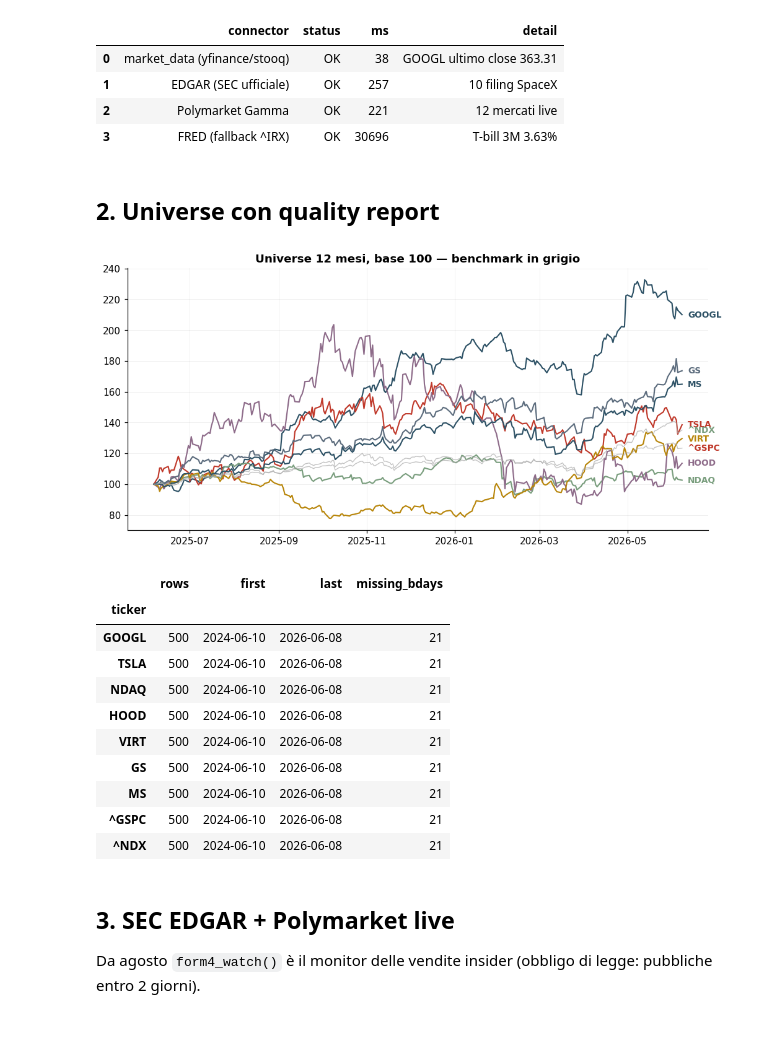
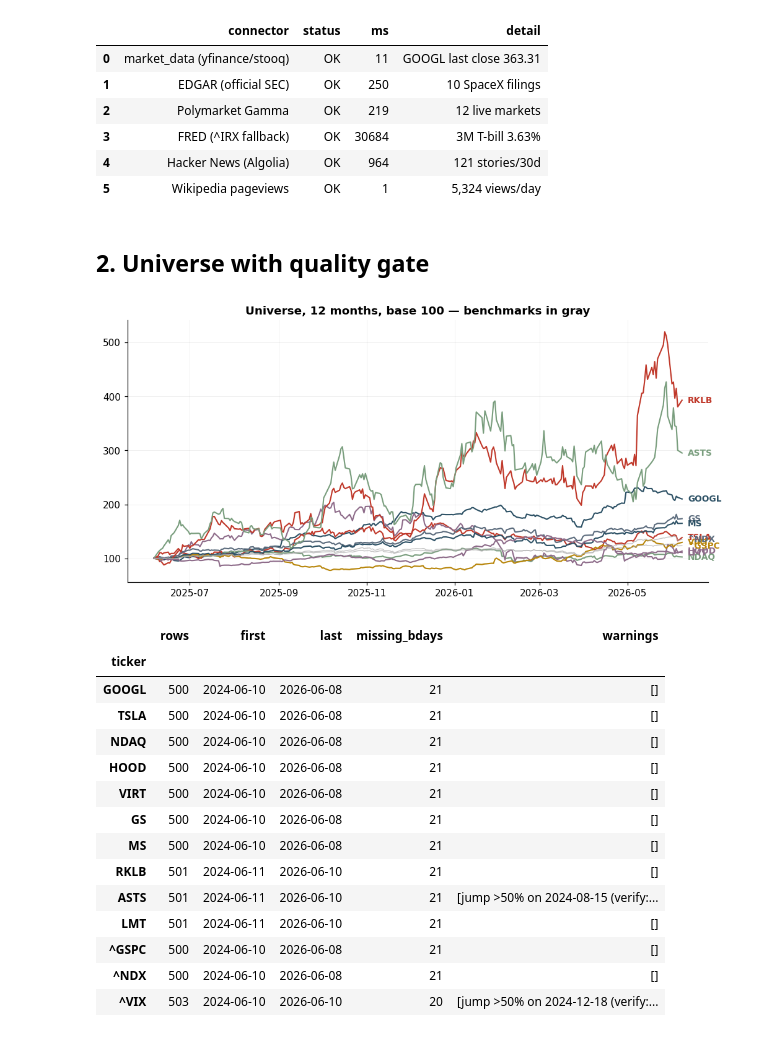
Before and after one commit to Mark2Mac/spcx-ipo-strategy-2026, a Jupyter notebook: notebooks/00_master_report.ipynb, the cells around one changed output. Cells and saved outputs as stored; diff of their text form; code cells hidden in the pictures.

Commit message:
Full English rewrite, capital-tier playbooks, signal-quality engineering, HN+Wikipedia connectors, local SpaceX logo

```diff
--- a/notebooks/00_master_report.ipynb
+++ b/notebooks/00_master_report.ipynb
@@ -44,51 +45,58 @@ from src.connectors.market_data import get_ohlcv, get_universe
 from src.connectors.edgar import recent_filings, form4_watch
 from src.connectors.polymarket import search_markets
 from src.connectors.fred import risk_free_rate
+from src.connectors.hackernews import daily_attention
+from src.connectors.wikipedia import pageviews
 
-check("market_data (yfinance/stooq)", lambda: f"GOOGL ultimo close {get_ohlcv('GOOGL','6mo').Close.iloc[-1]:.2f}")
-check("EDGAR (SEC ufficiale)", lambda: f"{len(recent_filings(limit=10))} filing SpaceX")
-check("Polymarket Gamma", lambda: f"{len(search_markets('spacex'))} mercati live")
-check("FRED (fallback ^IRX)", lambda: f"T-bill 3M {risk_free_rate():.2%}")
+check("market_data (yfinance/stooq)", lambda: f"GOOGL last close {get_ohlcv('GOOGL','6mo').Close.iloc[-1]:.2f}")
+check("EDGAR (official SEC)", lambda: f"{len(recent_filings(limit=10))} SpaceX filings")
+check("Polymarket Gamma", lambda: f"{len(search_markets('spacex'))} live markets")
+check("FRED (^IRX fallback)", lambda: f"3M T-bill {risk_free_rate():.2%}")
+check("Hacker News (Algolia)", lambda: f"{int(daily_attention('spacex ipo', days=30)['stories'].sum())} stories/30d")
+check("Wikipedia pageviews", lambda: f"{pageviews('SpaceX', days=30).mean():,.0f} views/day")
 hc = pd.DataFrame(checks)
 assert (hc.status == "OK").all(), f"CONNECTOR DOWN:\n{hc[hc.status!='OK']}"
 hc
 # %% [output]
 |  | connector | status | ms | detail |
-| 0 | market_data (yfinance/stooq) | OK | 38 | GOOGL ultimo close 363.31 |
-| 1 | EDGAR (SEC ufficiale) | OK | 257 | 10 filing SpaceX |
-| 2 | Polymarket Gamma | OK | 221 | 12 mercati live |
-| 3 | FRED (fallback ^IRX) | OK | 30696 | T-bill 3M 3.63% |
+| 0 | market_data (yfinance/stooq) | OK | 11 | GOOGL last close 363.31 |
+| 1 | EDGAR (official SEC) | OK | 250 | 10 SpaceX filings |
+| 2 | Polymarket Gamma | OK | 219 | 12 live markets |
+| 3 | FRED (^IRX fallback) | OK | 30684 | 3M T-bill 3.63% |
+| 4 | Hacker News (Algolia) | OK | 964 | 121 stories/30d |
+| 5 | Wikipedia pageviews | OK | 1 | 5,324 views/day |
 # %% [markdown]
-## 2. Universe con quality report
+## 2. Universe with quality gate
 # %%
-UNIVERSE = ["GOOGL", "TSLA", "NDAQ", "HOOD", "VIRT", "GS", "MS", "^GSPC", "^NDX"]
+UNIVERSE = ['GOOGL', 'TSLA', 'NDAQ', 'HOOD', 'VIRT', 'GS', 'MS', 'RKLB', 'ASTS', 'LMT', '^GSPC', '^NDX', '^VIX']
 prices, reports = get_universe(UNIVERSE, period="2y")
 qa = pd.DataFrame(reports).set_index("ticker")
 assert qa["issues"].map(len).sum() == 0, "QUALITY FAIL"
 prices.to_parquet("../data/universe_prices.parquet")
-norm = 100 * prices.dropna().tail(252) / prices.dropna().tail(252).iloc[0]
+norm_px = prices.drop(columns=["^VIX"]).dropna().tail(252)
+norm = 100 * norm_px / norm_px.iloc[0]
 fig, ax = plt.subplots(figsize=(11, 5))
 for c in norm.columns:
     b = c.startswith("^")
     ax.plot(norm.index, norm[c], lw=0.9 if b else 1.4, color="#AAAAAA" if b else None, alpha=0.7 if b else 1)
 direct_label_lines(ax, norm)
-ax.set_title("Universe 12 mesi, base 100 — benchmark in grigio")
+ax.set_title("Universe, 12 months, base 100 — benchmarks in gray")
 plt.show()
-qa[["rows", "first", "last", "missing_bdays"]]
+qa[["rows", "first", "last", "missing_bdays", "warnings"]]
 # %% [output]
-[figure, old version]
+[figure, new version]
-|  | rows | first | last | missing_bdays |
-| ticker |  |  |  |  |
-| GOOGL | 500 | 2024-06-10 | 2026-06-08 | 21 |
-| TSLA | 500 | 2024-06-10 | 2026-06-08 | 21 |
-| NDAQ | 500 | 2024-06-10 | 2026-06-08 | 21 |
-| HOOD | 500 | 2024-06-10 | 2026-06-08 | 21 |
-| VIRT | 500 | 2024-06-10 | 2026-06-08 | 21 |
-| GS | 500 | 2024-06-10 | 2026-06-08 | 21 |
-| MS | 500 | 2024-06-10 | 2026-06-08 | 21 |
-| ^GSPC | 500 | 2024-06-10 | 2026-06-08 | 21 |
-| ^NDX | 500 | 2024-06-10 | 2026-06-08 | 21 |
+|  | rows | first | last | missing_bdays | warnings |
+| ticker |  |  |  |  |  |
+| GOOGL | 500 | 2024-06-10 | 2026-06-08 | 21 | [] |
+| TSLA | 500 | 2024-06-10 | 2026-06-08 | 21 | [] |
+| NDAQ | 500 | 2024-06-10 | 2026-06-08 | 21 | [] |
+| HOOD | 500 | 2024-06-10 | 2026-06-08 | 21 | [] |
+| VIRT | 500 | 2024-06-10 | 2026-06-08 | 21 | [] |
+| GS | 500 | 2024-06-10 | 2026-06-08 | 21 | [] |
+| MS | 500 | 2024-06-10 | 2026-06-08 | 21 | [] |
+| RKLB | 501 | 2024-06-11 | 2026-06-10 | 21 | [] |
+| ASTS | 501 | 2024-06-11 | 2026-06-10 | 21 | [jump >50% on 2024-08-15 (verify:... |
+| LMT | 501 | 2024-06-11 | 2026-06-10 | 21 | [] |
+| ^GSPC | 500 | 2024-06-10 | 2026-06-08 | 21 | [] |
+| ^NDX | 500 | 2024-06-10 | 2026-06-08 | 21 | [] |
+| ^VIX | 503 | 2024-06-10 | 2026-06-10 | 20 | [jump >50% on 2024-12-18 (verify:... |
-# %% [markdown]
-## 3. SEC EDGAR + Polymarket live
-
-Da agosto `form4_watch()` è il monitor delle vendite insider (obbligo di legge: pubbliche entro 2 giorni).
```
Also changed, not shown: parts of 24 cells of this notebook, 51 other files.
